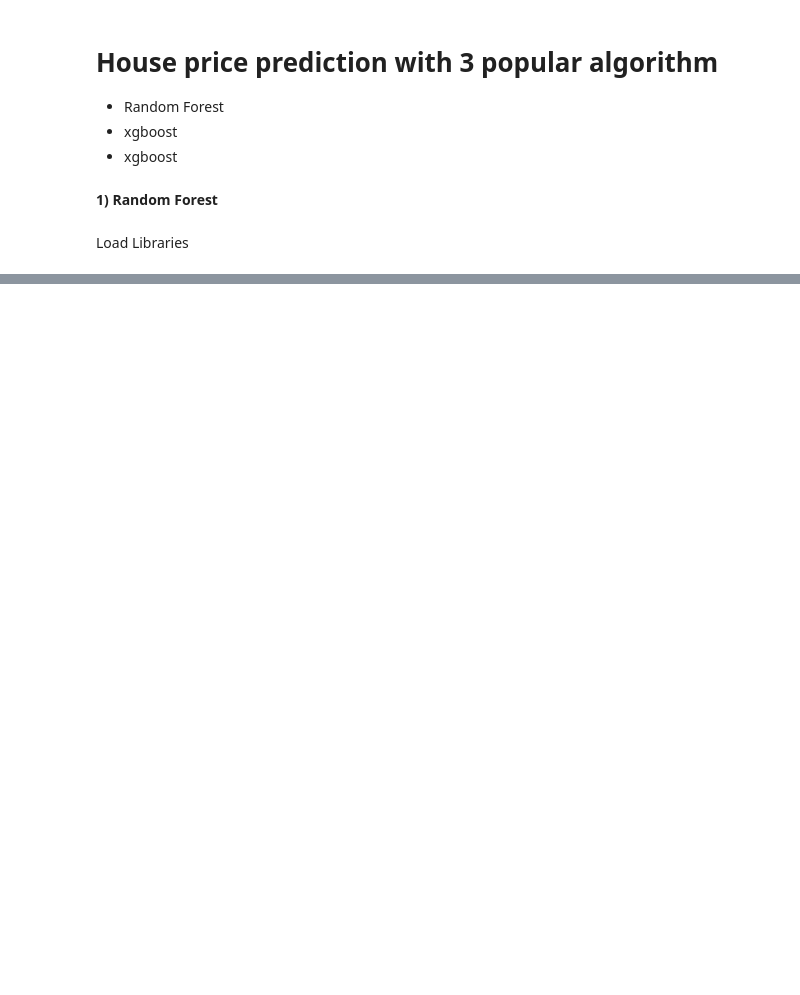
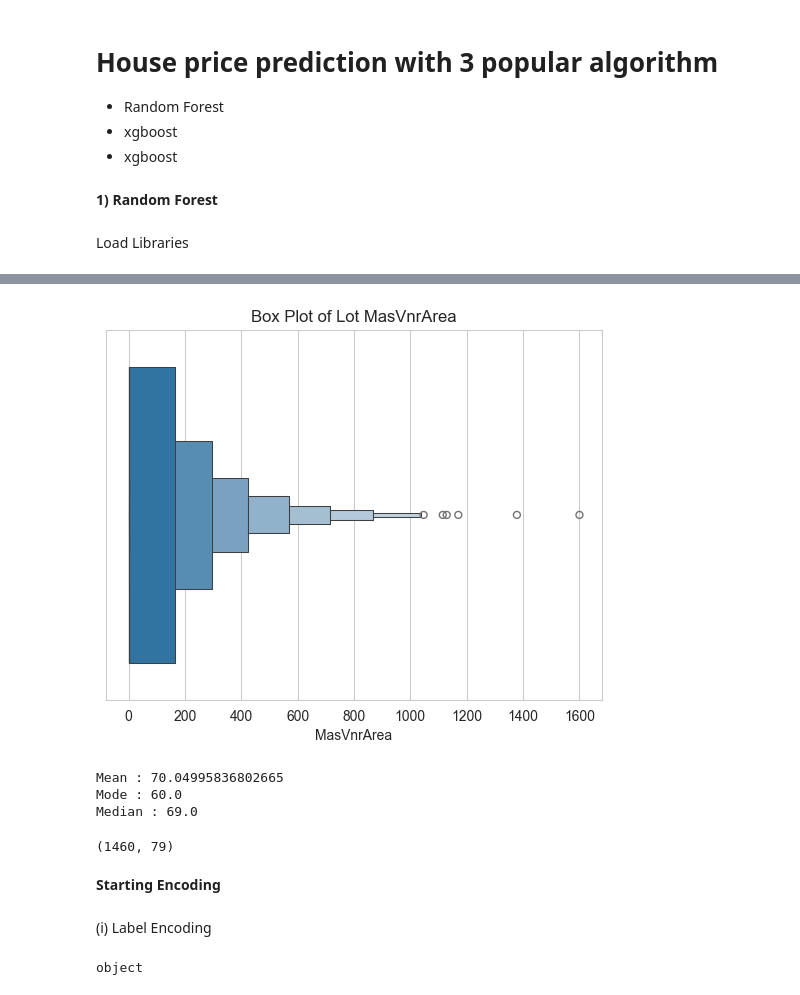
Before and after one commit to aiengrimran/poetry-project, a Jupyter notebook: notebooks/house.ipynb, the cells around one changed output, grey strips where cells are left out. Cells and saved outputs as stored; diff of their text form; code cells hidden in the pictures; blank space fills up the shorter version.

```diff
--- a/notebooks/house.ipynb
+++ b/notebooks/house.ipynb
@@ -173,0 +98,40 @@ plt.fig
+# %%
+sns.boxenplot(x=df["MasVnrArea"])
+plt.title("Box Plot of Lot MasVnrArea")
+plt.show()
+# %% [output]
+[figure, added]
+# %%
+print("Mean :", df["LotFrontage"].mean())
+print("Mode :", df["LotFrontage"].mode()[0])
+print("Median :", df["LotFrontage"].median())
+# %% [output]
+Mean : 70.04995836802665
+Mode : 60.0
+Median : 69.0
+# %%
+df.shape
+# %% [output]
+(1460, 79)
+# %% [markdown]
+**Starting Encoding**
+# %% [markdown]
+(i) Label Encoding
+# %%
+
+cat_cols = ["Street", "Alley", "Utilities", "LotConfig", "Neighborhood","RoofMatl","Exterior1st",
+            "Exterior2nd", "MasVnrType", "Heating","CentralAir", "Electrical", "GarageType",
+            "PavedDrive", "MiscFeature"]
+target_encoder = ce.TargetEncoder()
+
+for col in cat_cols:
+    print(df[col].dtype)
+    df[col] = df[col].astype(str)
+
+    if df[col].nunique() > 3 :
+        df[col] = target_encoder.fit_transform(df[col])
+    else:
+        le = LabelEncoder()
+        df[col] = le.fit_transform(df[col])
+# %% [output]
+object
```
Also changed, not shown: parts of 50 cells of this notebook, 2 other files.
